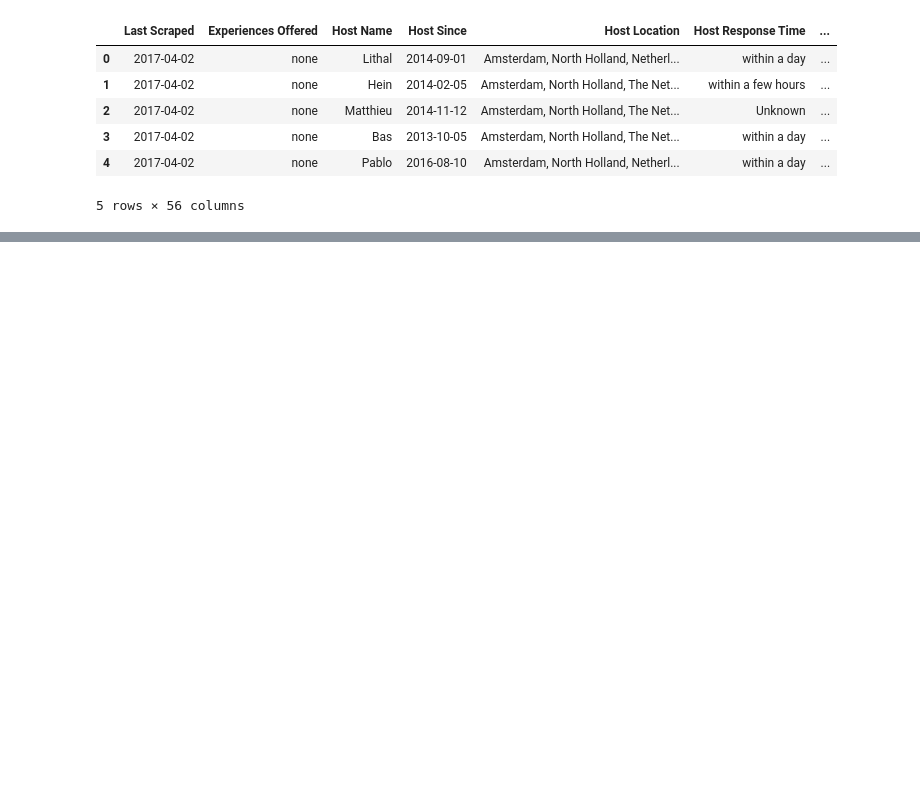
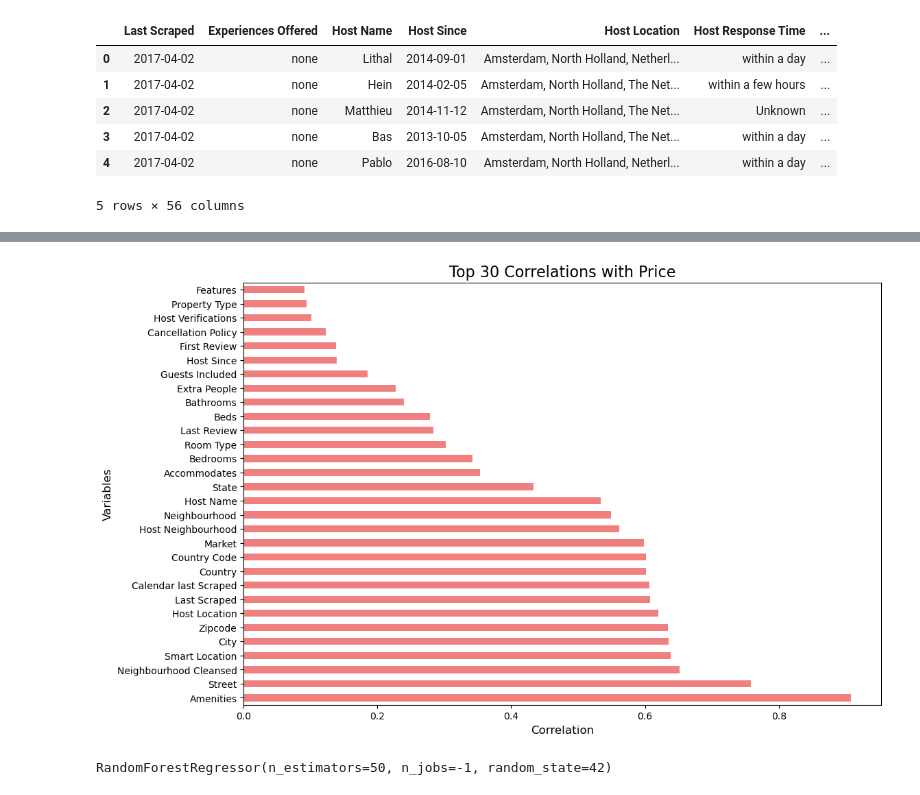
Before and after one commit to deerings/Capstone, a Jupyter notebook: notebooks/Models.ipynb, the cells around one changed output, grey strips where cells are left out. Cells and saved outputs as stored; diff of their text form; code cells hidden in the pictures; blank space fills up the shorter version.

```diff
--- a/notebooks/Models.ipynb
+++ b/notebooks/Models.ipynb
@@ -14,0 +63,31 @@ df.head(5)
+# %%
+# Encode categorical features with mean price
+categorical_cols = df.select_dtypes(include=['object']).columns
+df_le = df.copy()
+for col in categorical_cols:
+    le = LabelEncoder()
+    df_le[col] = df_le.groupby(col)['Price'].transform('mean')
+
+# Convert datetime columns to integer format (seconds since epoch)
+datetime_column = df.select_dtypes(include=['datetime64']).columns
+for col in datetime_column:
+    df_le[col] = df_le[col].astype('int64') // 10**9
+
+# Compute the correlation matrix
+corr_matrix = df_le.corr()
+
+# Select the correlations of other variables with the target variable "Price"
+price_corr = corr_matrix['Price'].abs().sort_values(ascending=False)
+
+# Select top 30 correlations excluding the target variable itself
+top_30_corr = price_corr[1:31]
+
+# Plot the correlation bar chart
+plt.figure(figsize=(12, 8))
+top_30_corr.plot(kind='barh', color='lightcoral')
+plt.title('Top 30 Correlations with Price', fontsize=16)
+plt.xlabel('Correlation', fontsize=12)
+plt.ylabel('Variables', fontsize=12)
+plt.show()
+# %% [output]
+[figure, added]
@@ -14,0 +99,5 @@ df.head(5)
+# %%
+rf = RandomForestRegressor(n_estimators=50, random_state=42, n_jobs=-1)
+rf.fit(X_train, y_train)
+# %% [output]
+RandomForestRegressor(n_estimators=50, n_jobs=-1, random_state=42)
```
Also changed, not shown: parts of 6 cells of this notebook.
